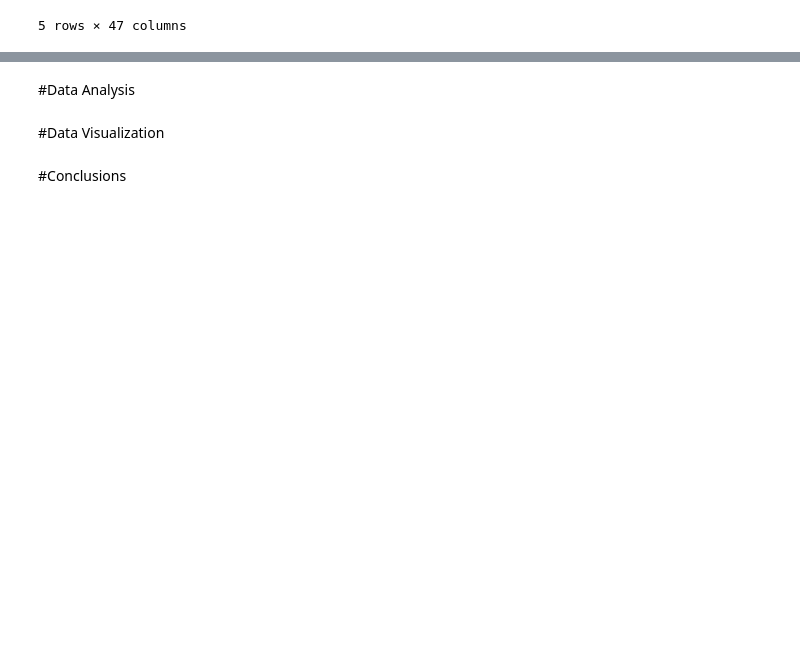
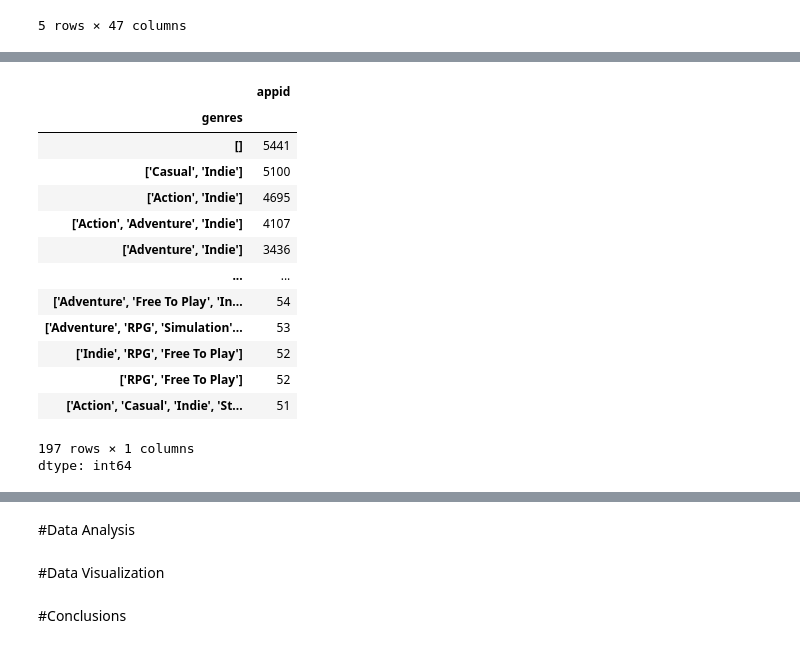
Before and after one commit to Wasian98/MATH-120-Final-Project, a Jupyter notebook: MATH_120_Final_Project_Notebook.ipynb, the cells around one changed output, grey strips where cells are left out. Drawn from its saved outputs; the diff is of its cells as text; code cells hidden in the pictures; blank space fills up the shorter version.

```diff
--- a/MATH_120_Final_Project_Notebook.ipynb
+++ b/MATH_120_Final_Project_Notebook.ipynb
@@ -58,0 +98,20 @@ steam_raw.head()
+# %%
+genres_counts = steam_raw.groupby('genres').count()['appid']
+selected_genres = genres_counts[genres_counts > 50]
+display(selected_genres.sort_values(ascending=False))
+# %% [output]
+|  | appid |
+| genres |  |
+| [] | 5441 |
+| ['Casual', 'Indie'] | 5100 |
+| ['Action', 'Indie'] | 4695 |
+| ['Action', 'Adventure', 'Indie'] | 4107 |
+| ['Adventure', 'Indie'] | 3436 |
+| ... | ... |
+| ['Adventure', 'Free To Play', 'In... | 54 |
+| ['Adventure', 'RPG', 'Simulation'... | 53 |
+| ['Indie', 'RPG', 'Free To Play'] | 52 |
+| ['RPG', 'Free To Play'] | 52 |
+| ['Action', 'Casual', 'Indie', 'St... | 51 |
+197 rows × 1 columns
+dtype: int64
```
Also changed, not shown: parts of 5 cells of this notebook.
